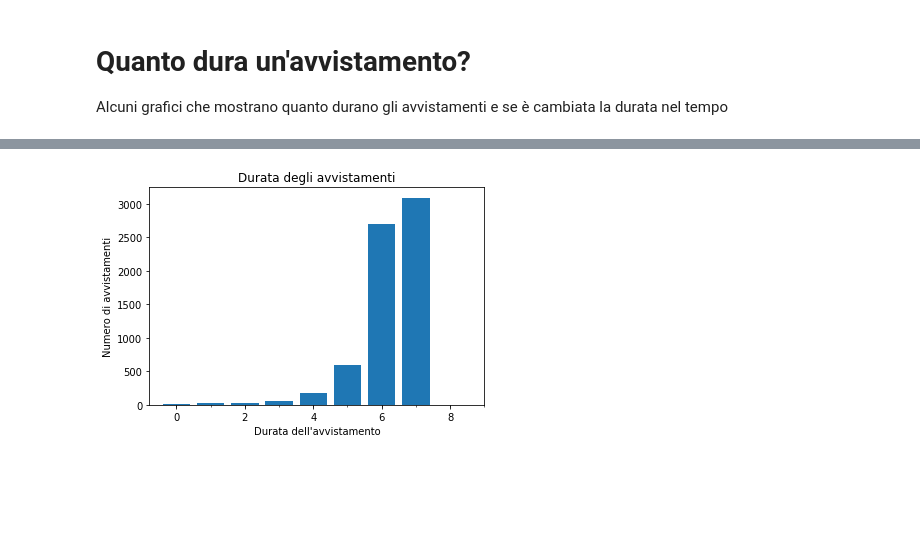
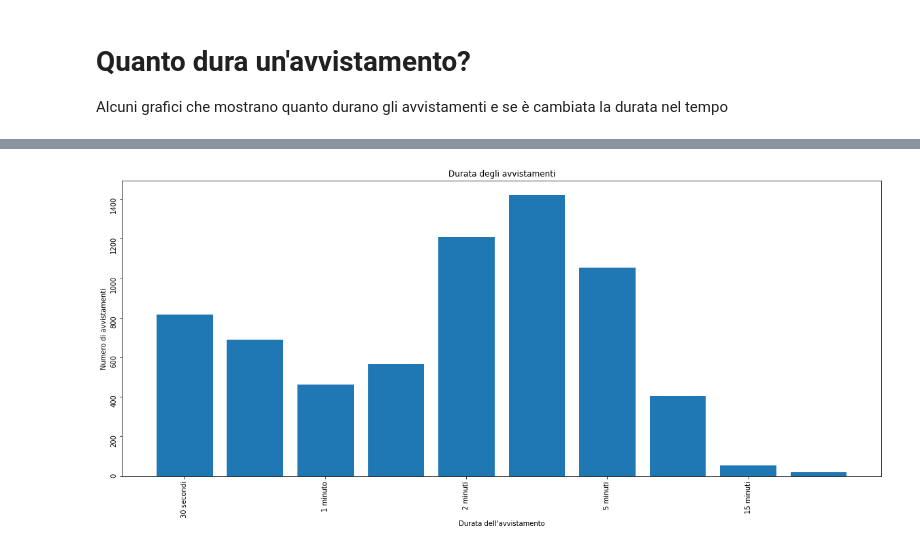
Before and after one commit to mrkct/scivis-progetto, a Jupyter notebook: ufo.ipynb, the cells around one changed output, grey strips where cells are left out. Drawn from its saved outputs; the diff is of its cells as text; code cells hidden in the pictures; blank space fills up the shorter version.

```diff
--- a/ufo.ipynb
+++ b/ufo.ipynb
@@ -17,7 +17,7 @@ FIGURE_SIZE = (20, 8)    # la dimensione dei grafici da generare
 
 %matplotlib inline
 # %%
-DATASET = 'sample_ufos.csv'
+DATASET = 'ufos.csv'
 data = pd.read_csv(DATASET)
 # %% [markdown]
 ## Avvistamenti per ora del giorno
@@ -349,7 +471,17 @@ plt.show()
 # Quanto dura un'avvistamento?
 Alcuni grafici che mostrano quanto durano gli avvistamenti e se è cambiata la durata nel tempo
 # %%
-bins = [10, 30, 60 * 1, 60 * 2, 60 * 5, 60 * 15, 60 * 60, 60 * 60 * 4, 60*60*24, 10000000000]
+bins = [0, 10, 30, 60 * 1, 60 * 2, 60 * 5, 60 * 15, 60*60, 60*60 * 4, 60*60*24, 10000000000]
 def find_bin(x):
-    return next((i for i, current_bin in enumerate(bins) if x <= current_bin))
+    for i in range(len(bins[:-1])):
+        if bins[i] <= x < bins[i+1]:
+            return i
+    return len(bins)
 counts = data['duration (seconds)'].groupby(find_bin).size()
+
+def between(a, b):
+    return len(data[(data['duration (seconds)'] >= a) & (data['duration (seconds)'] < b)])
+
+counts = [between(bins[i], bins[i+1]) for i in range(len(bins[:-1]))]
+for i in range(len(bins[:-1])):
+    print(f"Tra {bins[i]} - {bins[i+1]}:", between(bins[i], bins[i+1]))
@@ -356,14 +499,15 @@ counts = data['duration (seconds)'].groupby(find_bin).size()
 # %%
-fig, ax = plt.subplots()
+fig, ax = plt.subplots(figsize=FIGURE_SIZE)
 
-ax.bar(counts.index, counts.get_values())
+bars = ax.bar(range(len(counts)), counts)
 
 labels = ['10 secondi', '30 secondi', '1 minuto', '2 minuti', '5 minuti', '15 minuti', '1 ora', '4 ore', '1 giorno', 'di più']
-ax.set_xticks(range(len(labels)), labels)
+ax.tick_params(rotation=90)
+ax.set_xticklabels(labels)
 ax.set_title('Durata degli avvistamenti')
 ax.set_ylabel('Numero di avvistamenti')
 ax.set_xlabel("Durata dell'avvistamento")
 
 plt.show()
 # %% [output]
-[figure, old version]
+[figure, new version]
```
Also changed, not shown: parts of 16 cells of this notebook, 10 other files.
